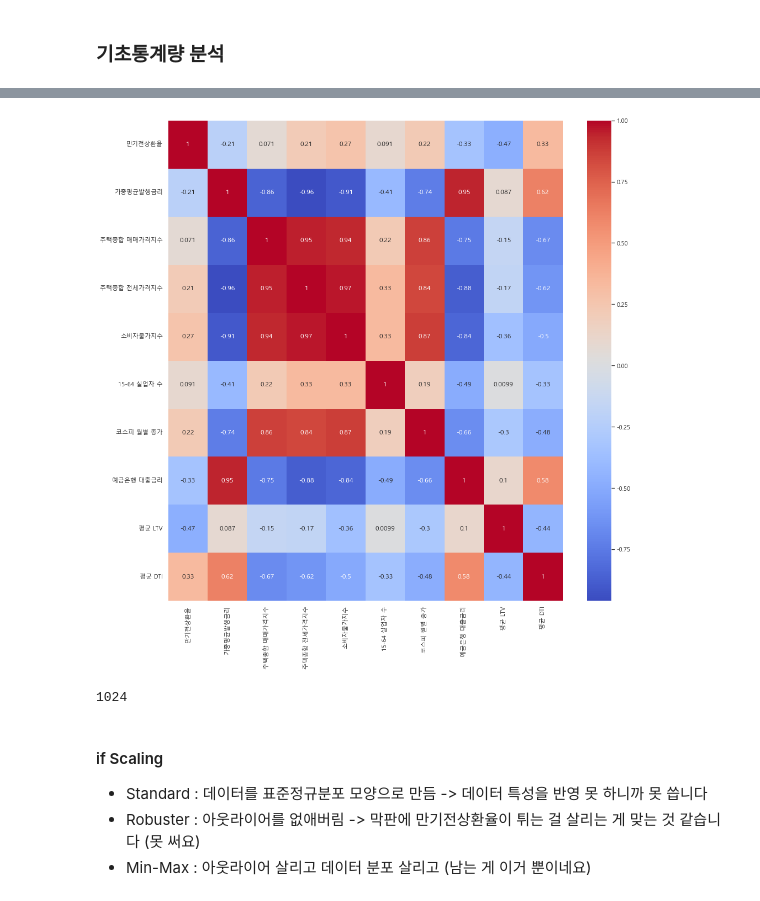
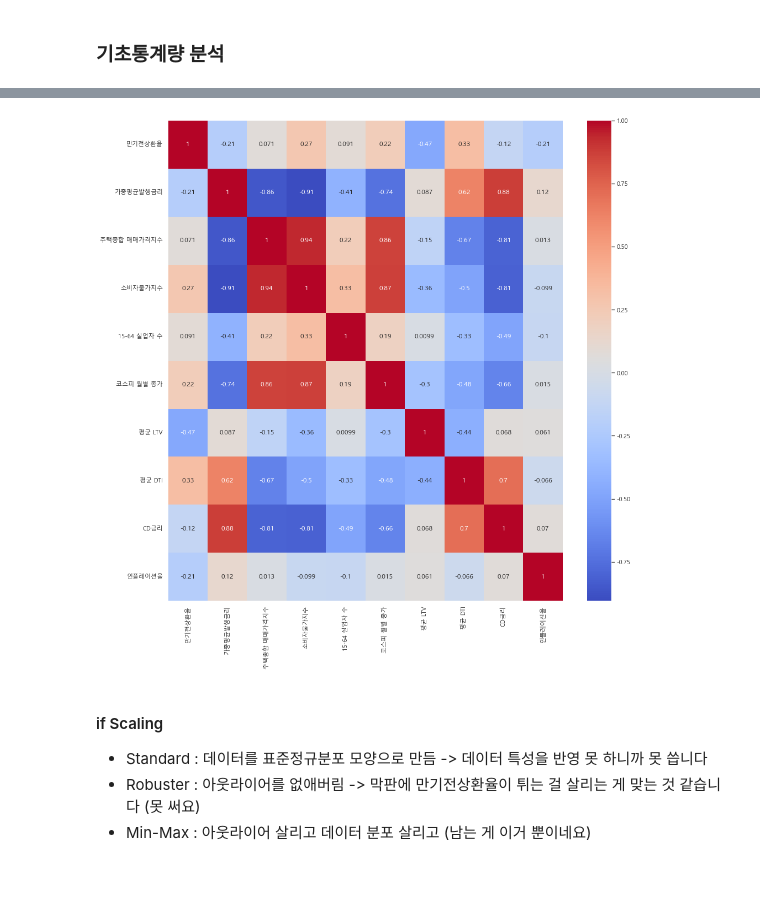
Before and after one commit to pelllzz/ubion4_project1, a Jupyter notebook: code/본격_분석.ipynb, the cells around one changed output, grey strips where cells are left out. Drawn from its saved outputs; the diff is of its cells as text; code cells hidden in the pictures.

```diff
--- a/code/본격_분석.ipynb
+++ b/code/본격_분석.ipynb
@@ -3,7 +3,7 @@ import pandas as pd
 import numpy as np
 # %%
 # get data
-data = pd.read_csv("../전처리/전처리_최종_V2.csv", encoding="CP949")
+data = pd.read_csv("../전처리/전처리_최종_V3.csv", encoding="CP949")
 data.drop(columns=['Unnamed: 0'], inplace=True)
 # %%
 # 발행회차, 일자, 기준월을 그룹화하여 재정렬
@@ -21,5 +21,5 @@ data.drop(columns=['Unnamed: 0'], inplace=True)
 data_a = data.groupby(['기준월']).mean()
 
 # 금리 차이 구하기
-data_a['금리차'] = data_a['예금은행 대출금리'] - data_a['가중평균발행금리']
-data_a
+# data_a['금리차'] = data_a['예금은행 대출금리'] - data_a['가중평균발행금리']
+# data_a
@@ -40,0 +26,5 @@ data_a
+# %%
+# 소비자 물가지수 차이 구하기 (a.k.a. 인플레이션 비율)
+# 올해 소비자 물가지수 - 지난해 소비자물가지수 / 지난해 소비자 물가지수 * 100
+data_a['인플레이션율'] = (data_a['소비자물가지수'].diff() / data_a['소비자물가지수'].shift(1)) * 100
+data_a
@@ -51,6 +56,7 @@ data_a["예금은행 대출금리"] = np.log(data_a["예금은행 대출금리"]
 data_a["소비자물가지수"] = np.log(data_a["소비자물가지수"]).shift(1)
 data_a["코스피 월별 종가"] = np.log(data_a["코스피 월별 종가"]).shift(1)
 data_a["15-64 실업자 수"] = np.log(data_a["15-64 실업자 수"]).shift(1)
+data_a["CD금리"] = np.log(data_a["CD금리"]).shift(1)
 # %%
 # 결측치 및 중복컬럼 삭제
 data_a.dropna(inplace=True)
@@ -165,20 +191,16 @@ plt.show()
 # %%
 # 히트맵을 보고 컬럼에서 상관관계가 높다고 생각된 컬럼들 선정
 data_b = data_a.copy()
-data_b.drop(columns=['금리차'], inplace=True)
+data_b.drop(columns=['예금은행 대출금리', '주택종합 전세가격지수'], inplace=True)
 
 # 상관관계 재확인
 sns.set(rc={'figure.figsize':(16,16)}) # 히트맵 크기 설정
 plt.rc('font', family='Malgun Gothic') # 한글 깨짐 설정
 sns.heatmap(data_b.corr(), annot=True, cmap='coolwarm') # 히트맵 그리기
 plt.rcParams['axes.unicode_minus'] = False # 마이너스 부호 깨지는 걸 방지함
 plt.show()
 # %% [output]
-[figure, old version]
+[figure, new version]
-# %%
-2 ** 10
-# %% [output]
-1024
 # %% [markdown]
 #### if Scaling
 - Standard : 데이터를 표준정규분포 모양으로 만듬 -> 데이터 특성을 반영 못 하니까 못 씁니다
```
Also changed, not shown: parts of 23 cells of this notebook, 10 other files.
